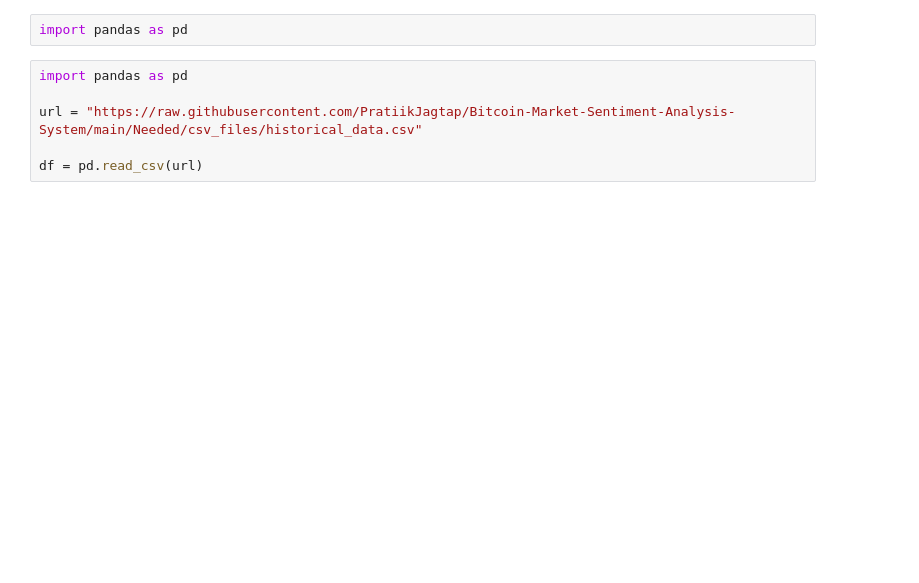
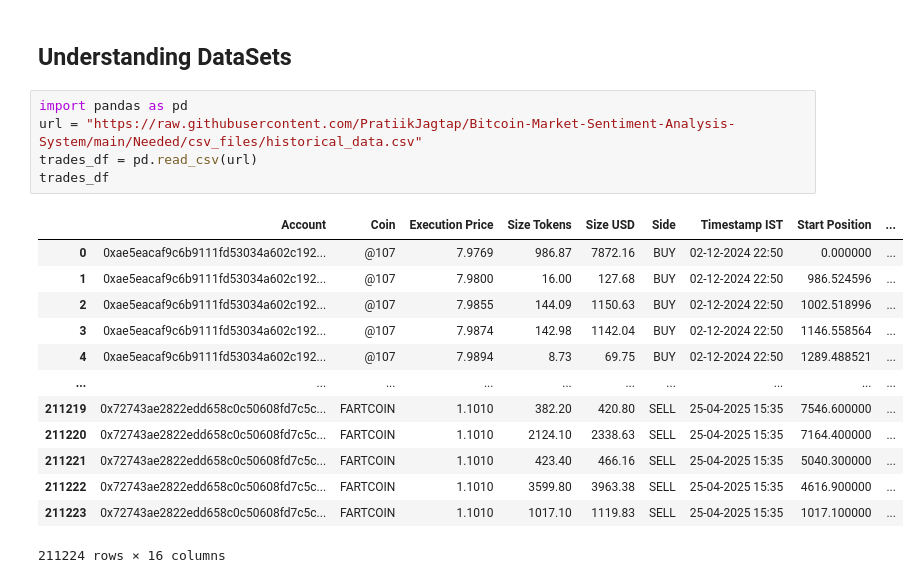
Before and after one commit to PratiikJagtap/Bitcoin-Market-Sentiment-Analysis-System, a Jupyter notebook: Notebook_1.ipynb, the cells around one changed output. Saved outputs shown, nothing was run; the diff lists cells and outputs as text; blank space fills up the shorter version.

```diff
--- a/Notebook_1.ipynb
+++ b/Notebook_1.ipynb
@@ -1,10 +1,23 @@
 # %% [markdown]
 <a href="https://colab.research.google.com/github/PratiikJagtap/Bitcoin-Market-Sentiment-Analysis-System/blob/main/Notebook_1.ipynb" target="_parent"><img src="https://colab.research.google.com/assets/colab-badge.svg" alt="Open In Colab"/></a>
-# %%
-import pandas as pd
+# %% [markdown]
+## Understanding DataSets
 # %%
 import pandas as pd
-
 url = "https://raw.githubusercontent.com/PratiikJagtap/Bitcoin-Market-Sentiment-Analysis-System/main/Needed/csv_files/historical_data.csv"
-
-df = pd.read_csv(url)
+trades_df = pd.read_csv(url)
+trades_df
+# %% [output]
+|  | Account | Coin | Execution Price | Size Tokens | Size USD | Side | Timestamp IST | Start Position | ... |
+| 0 | 0xae5eacaf9c6b9111fd53034a602c192... | @107 | 7.9769 | 986.87 | 7872.16 | BUY | 02-12-2024 22:50 | 0.000000 | ... |
+| 1 | 0xae5eacaf9c6b9111fd53034a602c192... | @107 | 7.9800 | 16.00 | 127.68 | BUY | 02-12-2024 22:50 | 986.524596 | ... |
+| 2 | 0xae5eacaf9c6b9111fd53034a602c192... | @107 | 7.9855 | 144.09 | 1150.63 | BUY | 02-12-2024 22:50 | 1002.518996 | ... |
+| 3 | 0xae5eacaf9c6b9111fd53034a602c192... | @107 | 7.9874 | 142.98 | 1142.04 | BUY | 02-12-2024 22:50 | 1146.558564 | ... |
+| 4 | 0xae5eacaf9c6b9111fd53034a602c192... | @107 | 7.9894 | 8.73 | 69.75 | BUY | 02-12-2024 22:50 | 1289.488521 | ... |
+| ... | ... | ... | ... | ... | ... | ... | ... | ... | ... |
+| 211219 | 0x72743ae2822edd658c0c50608fd7c5c... | FARTCOIN | 1.1010 | 382.20 | 420.80 | SELL | 25-04-2025 15:35 | 7546.600000 | ... |
+| 211220 | 0x72743ae2822edd658c0c50608fd7c5c... | FARTCOIN | 1.1010 | 2124.10 | 2338.63 | SELL | 25-04-2025 15:35 | 7164.400000 | ... |
+| 211221 | 0x72743ae2822edd658c0c50608fd7c5c... | FARTCOIN | 1.1010 | 423.40 | 466.16 | SELL | 25-04-2025 15:35 | 5040.300000 | ... |
+| 211222 | 0x72743ae2822edd658c0c50608fd7c5c... | FARTCOIN | 1.1010 | 3599.80 | 3963.38 | SELL | 25-04-2025 15:35 | 4616.900000 | ... |
+| 211223 | 0x72743ae2822edd658c0c50608fd7c5c... | FARTCOIN | 1.1010 | 1017.10 | 1119.83 | SELL | 25-04-2025 15:35 | 1017.100000 | ... |
+211224 rows × 16 columns
```
Also changed, not shown: parts of 28 cells of this notebook.
